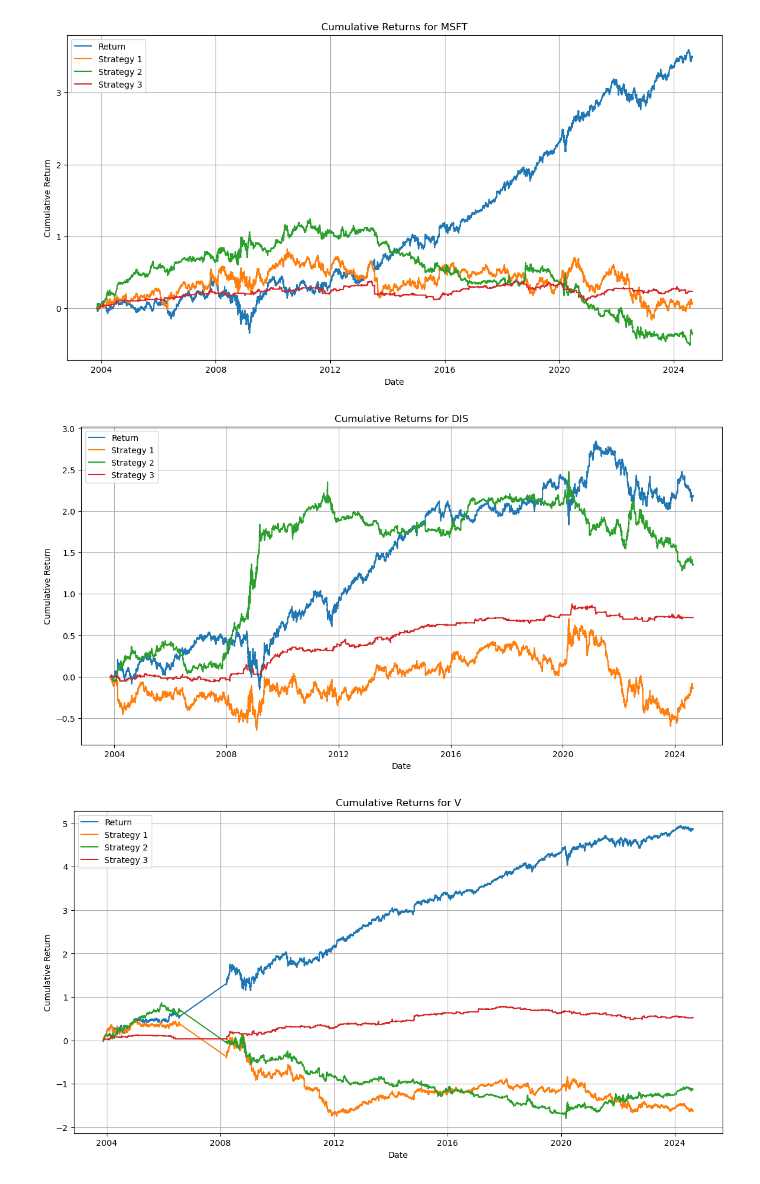
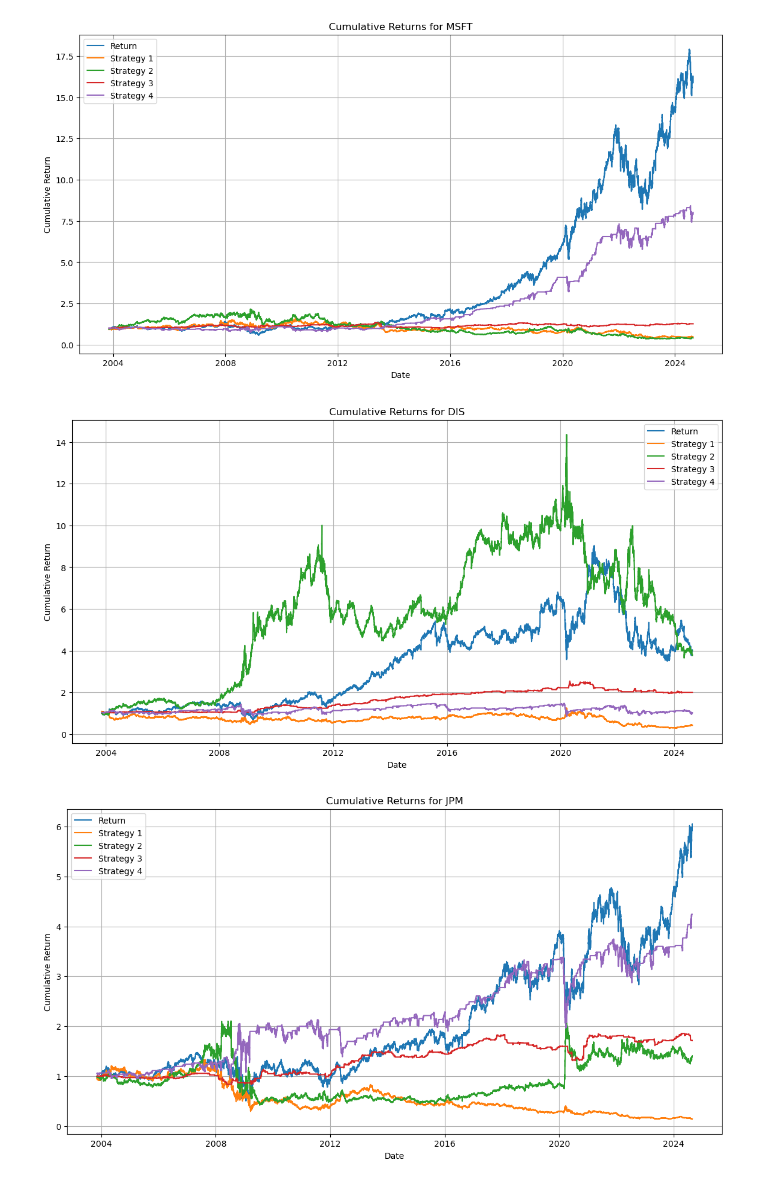
Before and after one commit to rravinet/algo_trading, a Jupyter notebook: Strategies/TA_Strategy.ipynb, the cells around one changed output. Saved outputs shown, nothing was run; the diff lists cells and outputs as text; code cells hidden in the pictures.

```diff
--- a/Strategies/TA_Strategy.ipynb
+++ b/Strategies/TA_Strategy.ipynb
@@ -81,6 +128,6 @@ class Strategies:
 # %%
 #Getting hourly data from SQL
 
-tickers = ['AAPL', 'MSFT', 'DIS', 'V', 'JPM']
+tickers = ['AAPL', 'MSFT', 'DIS', 'JPM']
 data_dict = Pipeline(tickers).pipeline(timespan = 'hour')
 # %%
@@ -98,15 +146,13 @@ for ticker, df in results_dict.items():
     plt.figure(figsize=(14, 7))
     plt.title(f"Cumulative Returns for {ticker}")
 
-    df['cumulative_return'] = df['return'].cumsum()
-    df['cumulative_strategy_1'] = df['strategy_1_return'].cumsum()
-    df['cumulative_strategy_2'] = df['strategy_2_return'].cumsum()
-    df['cumulative_strategy_3'] = df['strategy_3_return'].cumsum()
+    df['cum_return'] = (1 + df['return']).cumprod()
 
-    plt.plot(df.index, df['cumulative_return'], label='Return')
-    plt.plot(df.index, df['cumulative_strategy_1'], label='Strategy 1')
-    plt.plot(df.index, df['cumulative_strategy_2'], label='Strategy 2')
-    plt.plot(df.index, df['cumulative_strategy_3'], label='Strategy 3')
+    plt.plot(df.index, df['cum_return'], label='Return')
+    plt.plot(df.index, df['strategy_1_cum_ret'], label='Strategy 1')
+    plt.plot(df.index, df['strategy_2_cum_ret'], label='Strategy 2')
+    plt.plot(df.index, df['strategy_3_cum_ret'], label='Strategy 3')
+    plt.plot(df.index, df['strategy_4_cum_ret'], label='Strategy 4')
 
     plt.xlabel('Date')
     plt.ylabel('Cumulative Return')
@@ -119,3 +165,3 @@ for ticker, df in results_dict.items():
-[figure, old version]
+[figure, new version]
-[figure, old version]
+[figure, new version]
-[figure, old version]
+[figure, new version]
```
Also changed, not shown: parts of 11 cells of this notebook, 15 other files.
